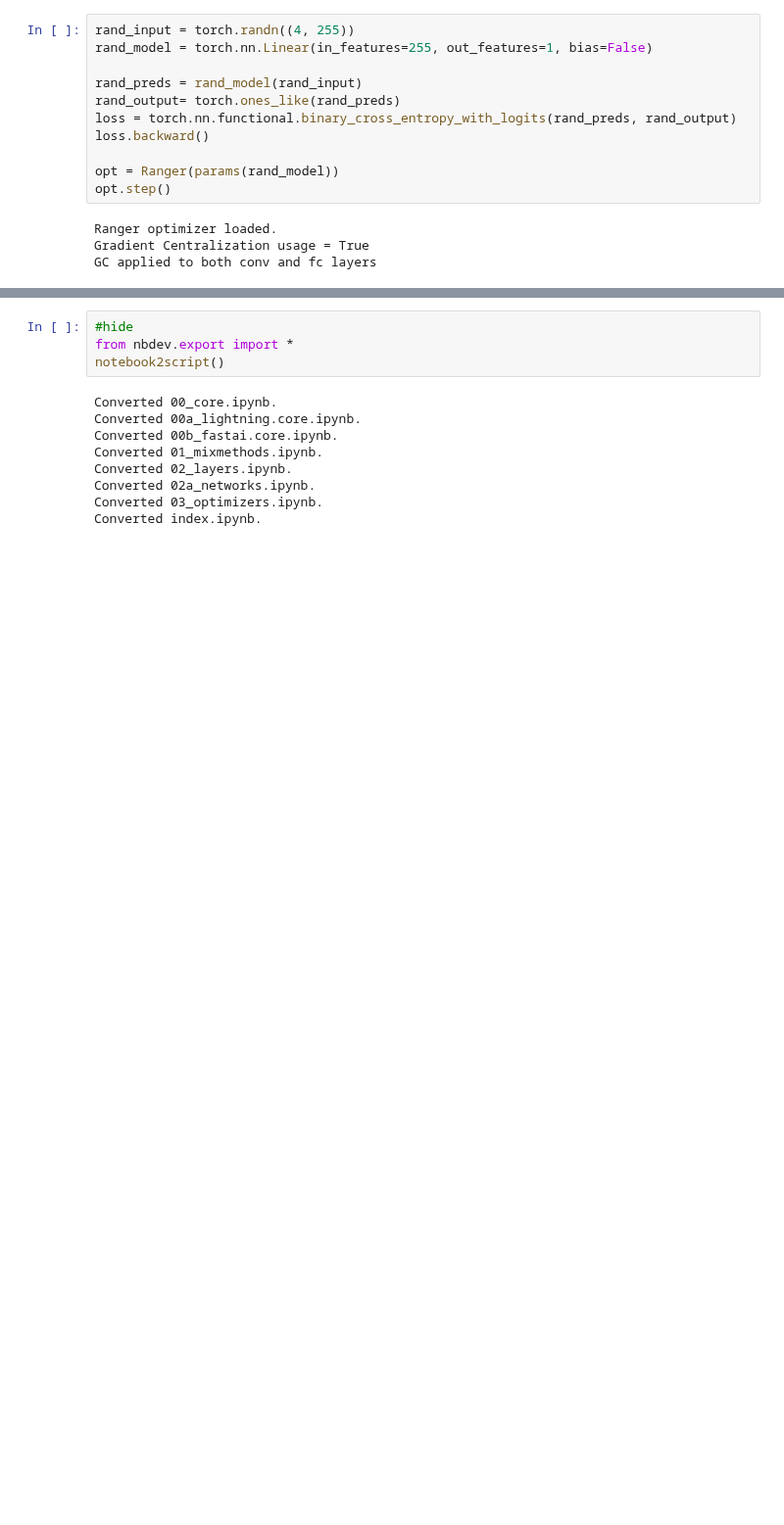
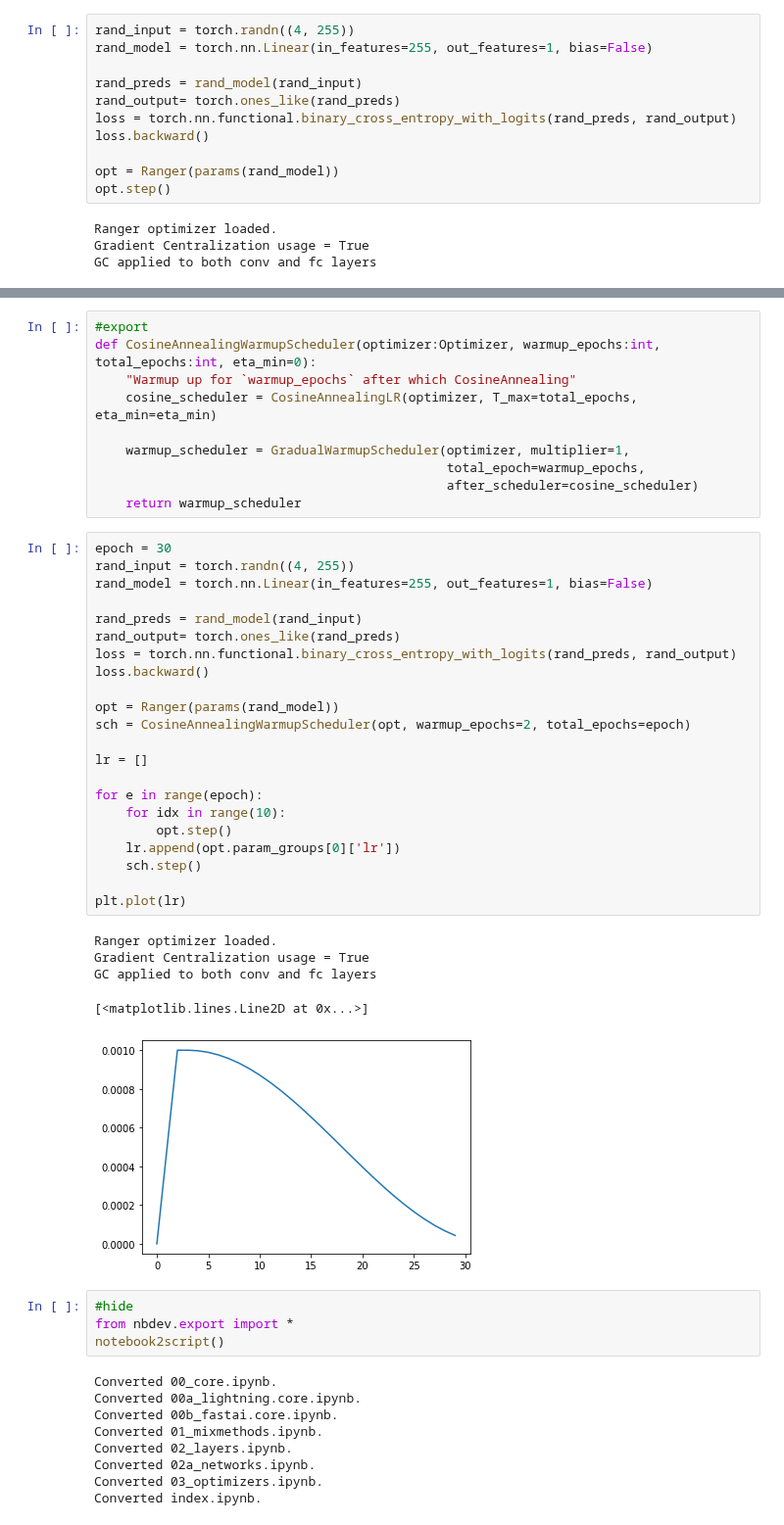
Before and after one commit to benihime91/leaf-disease-classification-kaggle, a Jupyter notebook: nbs/03_optimizers.ipynb, the cells around one changed output, grey strips where cells are left out. Shown at 98% size. Cells and saved outputs as stored; diff of their text form; blank space fills up the shorter version.

```diff
--- a/nbs/03_optimizers.ipynb
+++ b/nbs/03_optimizers.ipynb
@@ -480,3 +602,41 @@ GC applied to both conv and fc layers
+# %%
+#export
+def CosineAnnealingWarmupScheduler(optimizer:Optimizer, warmup_epochs:int, total_epochs:int, eta_min=0):
+    "Warmup up for `warmup_epochs` after which CosineAnnealing"
+    cosine_scheduler = CosineAnnealingLR(optimizer, T_max=total_epochs, eta_min=eta_min)
+
+    warmup_scheduler = GradualWarmupScheduler(optimizer, multiplier=1,
+                                              total_epoch=warmup_epochs,
+                                              after_scheduler=cosine_scheduler)
+    return warmup_scheduler
+# %%
+epoch = 30
+rand_input = torch.randn((4, 255))
+rand_model = torch.nn.Linear(in_features=255, out_features=1, bias=False)
+
+rand_preds = rand_model(rand_input)
+rand_output= torch.ones_like(rand_preds)
+loss = torch.nn.functional.binary_cross_entropy_with_logits(rand_preds, rand_output)
+loss.backward()
+
+opt = Ranger(params(rand_model))
+sch = CosineAnnealingWarmupScheduler(opt, warmup_epochs=2, total_epochs=epoch)
+
+lr = []
+
+for e in range(epoch):
+    for idx in range(10):
+        opt.step()
+    lr.append(opt.param_groups[0]['lr'])
+    sch.step()
+
+plt.plot(lr)
+# %% [output]
+Ranger optimizer loaded.
+Gradient Centralization usage = True
+GC applied to both conv and fc layers
+[<matplotlib.lines.Line2D at 0x...>]
+[figure, added]
 # %%
 #hide
 from nbdev.export import *
```
Also changed, not shown: parts of 5 cells of this notebook, 6 other files.
